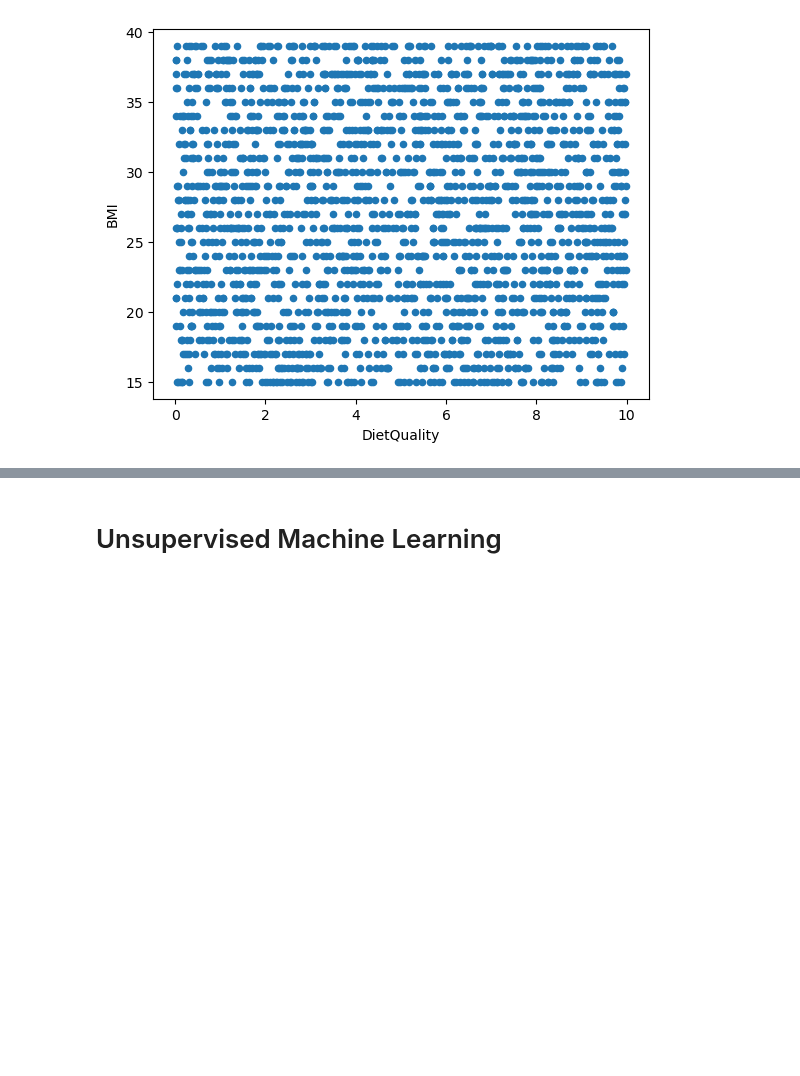
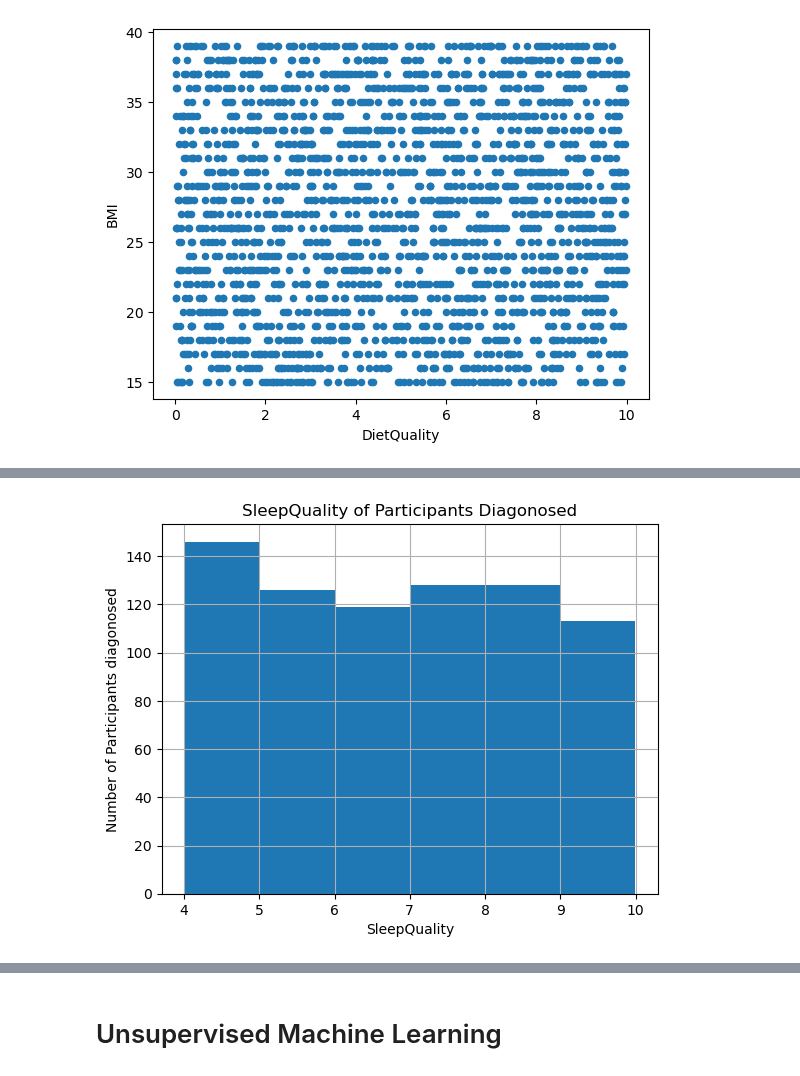
Before and after one commit to rutgers-bootcamp-team-5/project-4, a Jupyter notebook: main.ipynb, the cells around one changed output, grey strips where cells are left out. Cells and saved outputs as stored; diff of their text form; code cells hidden in the pictures; blank space fills up the shorter version.

```diff
--- a/main.ipynb
+++ b/main.ipynb
@@ -174,0 +195,9 @@ plt.show()
+# %%
+bins_Sleep = data_Diagnosed['SleepQuality'].astype('int').max() - data_Diagnosed['SleepQuality'].astype('int').min()+1
+data_Diagnosed['SleepQuality'].hist(bins=bins_Sleep)
+plt.xlabel('SleepQuality')
+plt.ylabel('Number of Participants diagonosed')
+plt.title('SleepQuality of Participants Diagonosed')
+plt.show()
+# %% [output]
+[figure, added]
```
Also changed, not shown: parts of 13 cells of this notebook.
